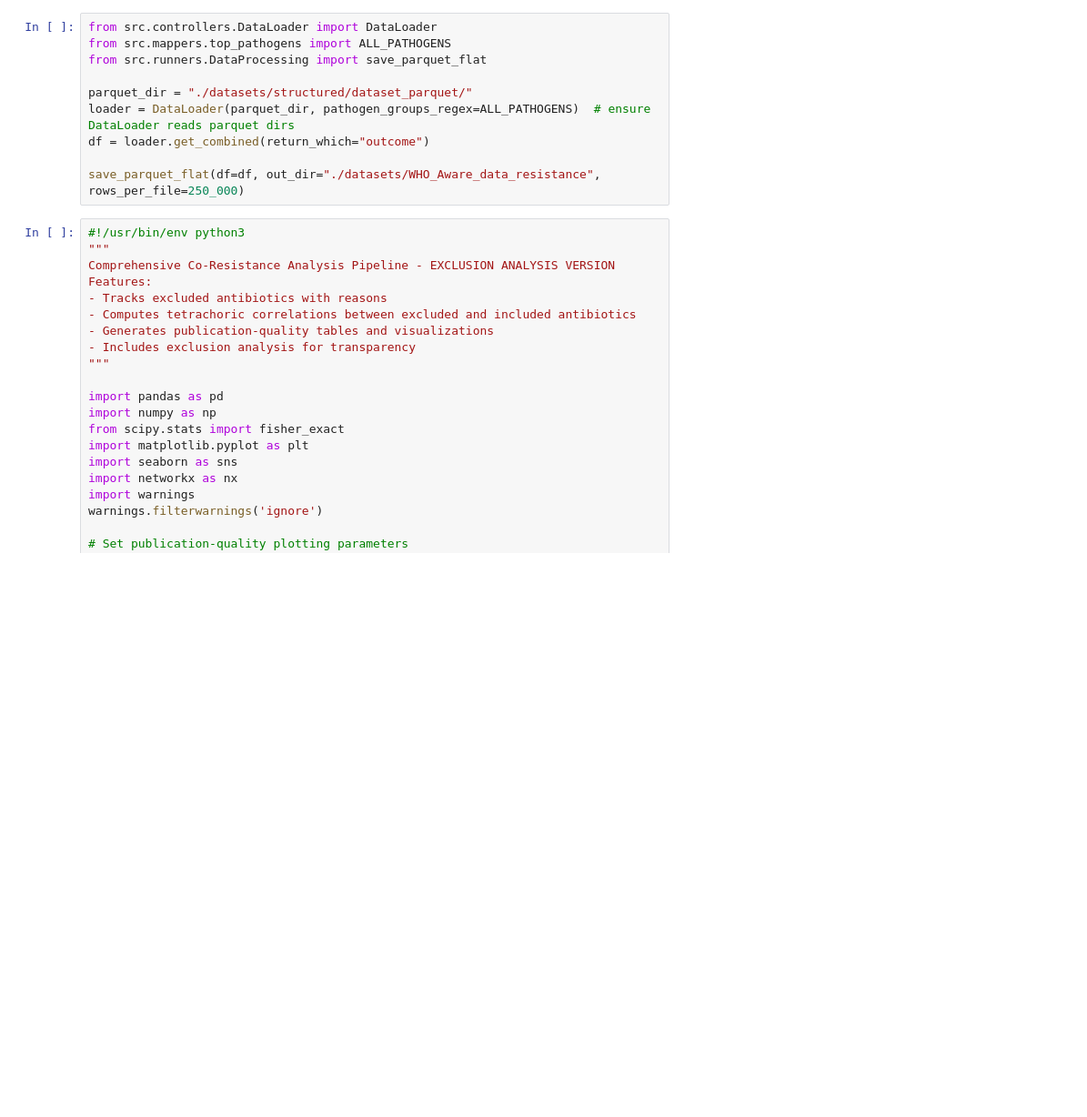
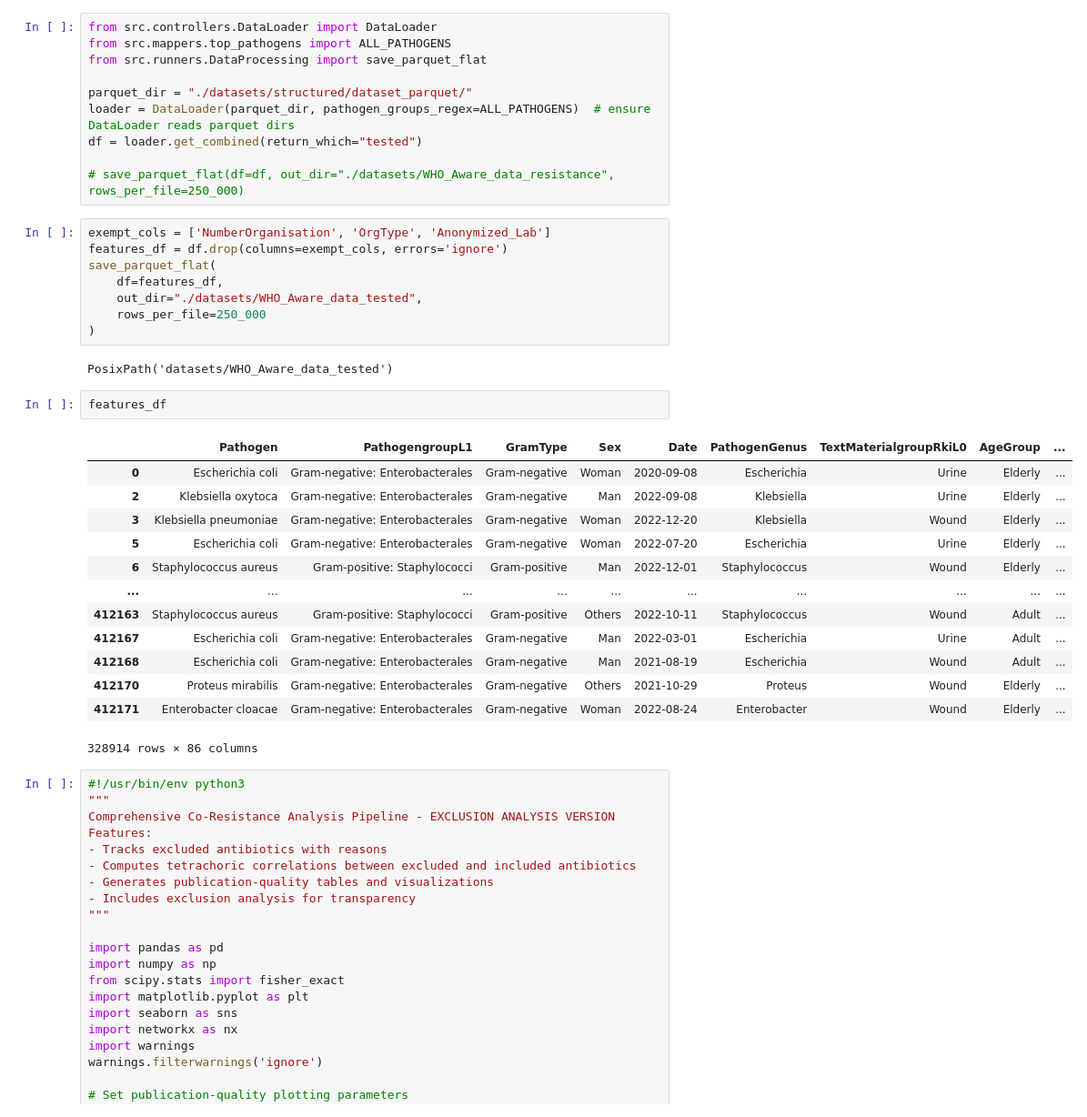
Before and after one commit to Ebenco36/shadow-antibiogram, a Jupyter notebook: running.ipynb, the cells around one changed output. Shown at 91% size. Drawn from its saved outputs; the diff is of its cells as text; blank space fills up the shorter version.

```diff
--- a/running.ipynb
+++ b/running.ipynb
@@ -5,9 +5,35 @@ from src.runners.DataProcessing import save_parquet_flat
 
 parquet_dir = "./datasets/structured/dataset_parquet/"
 loader = DataLoader(parquet_dir, pathogen_groups_regex=ALL_PATHOGENS)  # ensure DataLoader reads parquet dirs
-df = loader.get_combined(return_which="outcome")
+df = loader.get_combined(return_which="tested")
 
-save_parquet_flat(df=df, out_dir="./datasets/WHO_Aware_data_resistance", rows_per_file=250_000)
+# save_parquet_flat(df=df, out_dir="./datasets/WHO_Aware_data_resistance", rows_per_file=250_000)
+# %%
+exempt_cols = ['NumberOrganisation', 'OrgType', 'Anonymized_Lab']
+features_df = df.drop(columns=exempt_cols, errors='ignore')
+save_parquet_flat(
+    df=features_df,
+    out_dir="./datasets/WHO_Aware_data_tested",
+    rows_per_file=250_000
+)
+# %% [output]
+PosixPath('datasets/WHO_Aware_data_tested')
+# %%
+features_df
+# %% [output]
+|  | Pathogen | PathogengroupL1 | GramType | Sex | Date | PathogenGenus | TextMaterialgroupRkiL0 | AgeGroup | ... |
+| 0 | Escherichia coli | Gram-negative: Enterobacterales | Gram-negative | Woman | 2020-09-08 | Escherichia | Urine | Elderly | ... |
+| 2 | Klebsiella oxytoca | Gram-negative: Enterobacterales | Gram-negative | Man | 2022-09-08 | Klebsiella | Urine | Elderly | ... |
+| 3 | Klebsiella pneumoniae | Gram-negative: Enterobacterales | Gram-negative | Woman | 2022-12-20 | Klebsiella | Wound | Elderly | ... |
+| 5 | Escherichia coli | Gram-negative: Enterobacterales | Gram-negative | Woman | 2022-07-20 | Escherichia | Urine | Elderly | ... |
+| 6 | Staphylococcus aureus | Gram-positive: Staphylococci | Gram-positive | Man | 2022-12-01 | Staphylococcus | Wound | Elderly | ... |
+| ... | ... | ... | ... | ... | ... | ... | ... | ... | ... |
+| 412163 | Staphylococcus aureus | Gram-positive: Staphylococci | Gram-positive | Others | 2022-10-11 | Staphylococcus | Wound | Adult | ... |
+| 412167 | Escherichia coli | Gram-negative: Enterobacterales | Gram-negative | Man | 2022-03-01 | Escherichia | Urine | Adult | ... |
+| 412168 | Escherichia coli | Gram-negative: Enterobacterales | Gram-negative | Man | 2021-08-19 | Escherichia | Wound | Adult | ... |
+| 412170 | Proteus mirabilis | Gram-negative: Enterobacterales | Gram-negative | Others | 2021-10-29 | Proteus | Wound | Elderly | ... |
+| 412171 | Enterobacter cloacae | Gram-negative: Enterobacterales | Gram-negative | Woman | 2022-08-24 | Enterobacter | Wound | Elderly | ... |
+328914 rows × 86 columns
 # %%
 #!/usr/bin/env python3
 """
```
Also changed, not shown: 3 other files.
